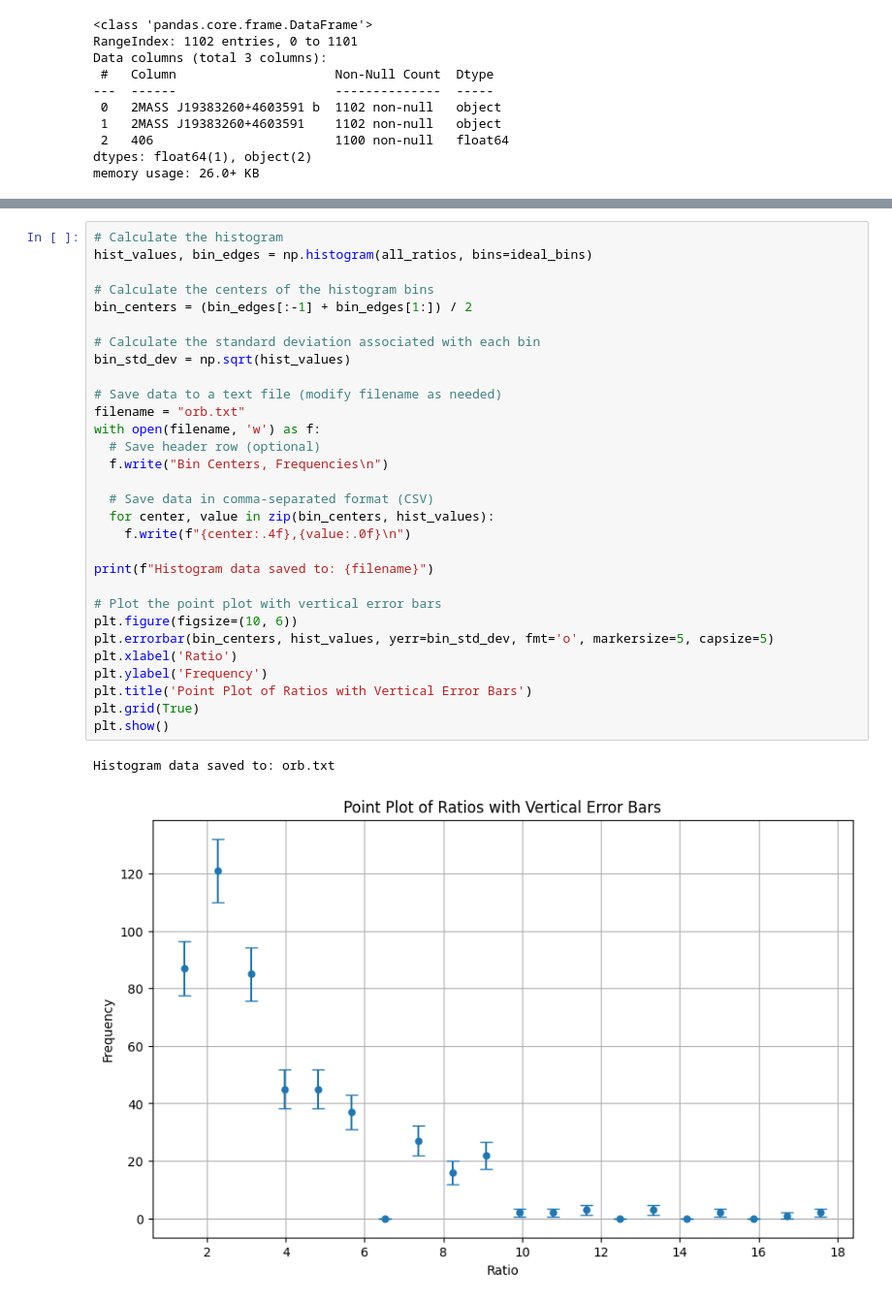
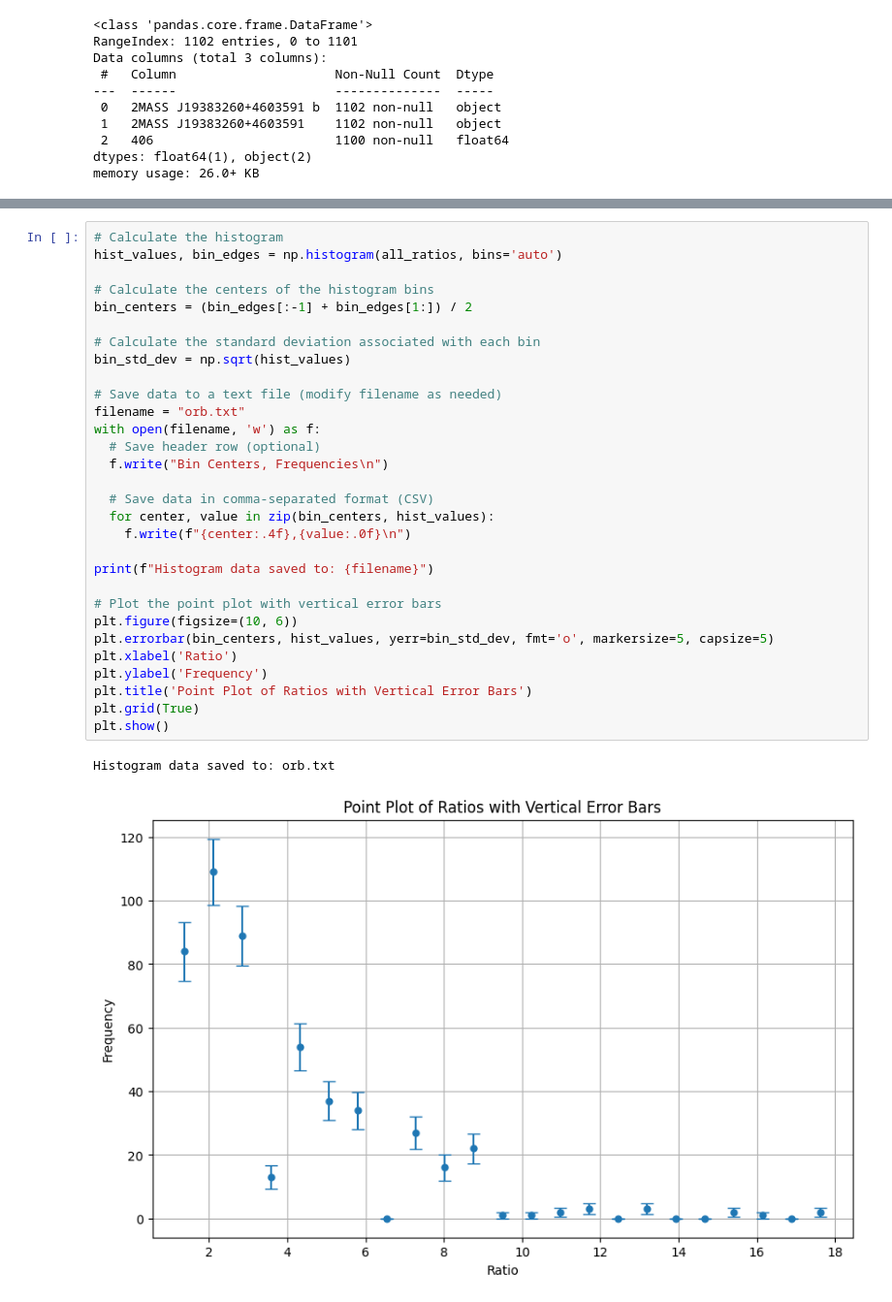
Before and after one commit to dutta-arka/Orbital-Resonance-of-Planets, a Jupyter notebook: Codes/RTP; Orbital_Period.ipynb, the cells around one changed output, grey strips where cells are left out. Shown at 97% size. Cells and saved outputs as stored; diff of their text form.

```diff
--- a/Codes/RTP; Orbital_Period.ipynb
+++ b/Codes/RTP; Orbital_Period.ipynb
@@ -164,33 +160,33 @@ plt.show()
 # %%
 # Calculate the histogram
-hist_values, bin_edges = np.histogram(all_ratios, bins=ideal_bins)
+hist_values, bin_edges = np.histogram(all_ratios, bins='auto')
 
 # Calculate the centers of the histogram bins
 bin_centers = (bin_edges[:-1] + bin_edges[1:]) / 2
 
 # Calculate the standard deviation associated with each bin
 bin_std_dev = np.sqrt(hist_values)
 
 # Save data to a text file (modify filename as needed)
 filename = "orb.txt"
 with open(filename, 'w') as f:
   # Save header row (optional)
   f.write("Bin Centers, Frequencies\n")
 
   # Save data in comma-separated format (CSV)
   for center, value in zip(bin_centers, hist_values):
     f.write(f"{center:.4f},{value:.0f}\n")
 
 print(f"Histogram data saved to: {filename}")
 
 # Plot the point plot with vertical error bars
 plt.figure(figsize=(10, 6))
 plt.errorbar(bin_centers, hist_values, yerr=bin_std_dev, fmt='o', markersize=5, capsize=5)
 plt.xlabel('Ratio')
 plt.ylabel('Frequency')
 plt.title('Point Plot of Ratios with Vertical Error Bars')
 plt.grid(True)
 plt.show()
 # %% [output]
 Histogram data saved to: orb.txt
-[figure, old version]
+[figure, new version]
```
Also changed, not shown: parts of 2 cells of this notebook.
